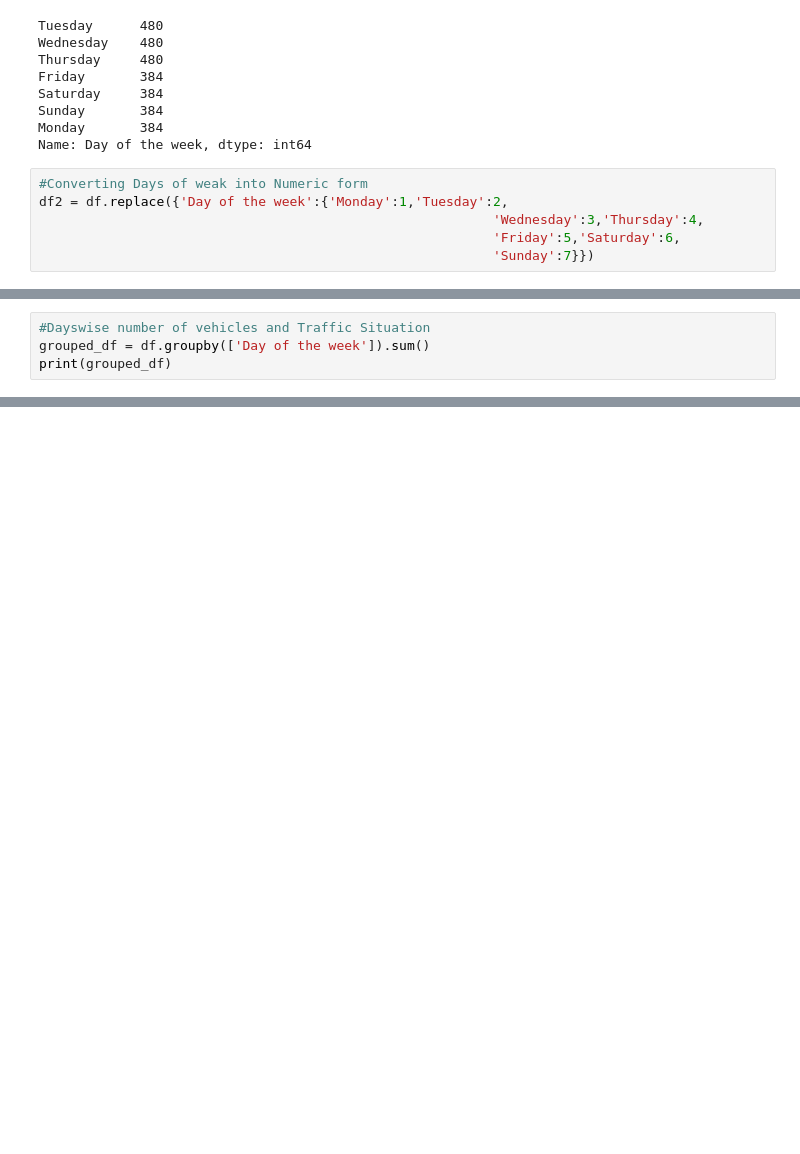
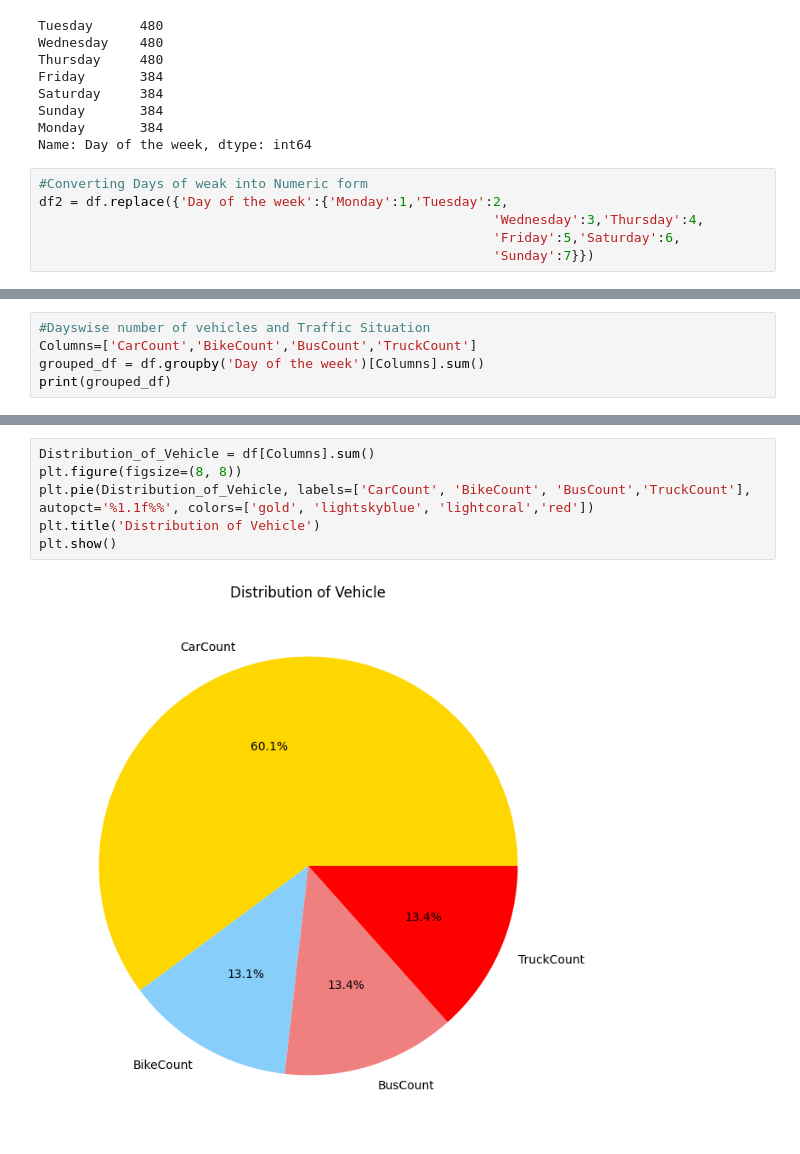
Before and after one commit to Prakash-Kushwaha/DAV-Project, a Jupyter notebook: main.ipynb, the cells around one changed output, grey strips where cells are left out. Cells and saved outputs as stored; diff of their text form; blank space fills up the shorter version.

```diff
--- a/main.ipynb
+++ b/main.ipynb
@@ -126,5 +123,6 @@ df2.head()
 # %%
 #Dayswise number of vehicles and Traffic Situation
-grouped_df = df.groupby(['Day of the week']).sum()
+Columns=['CarCount','BikeCount','BusCount','TruckCount']
+grouped_df = df.groupby('Day of the week')[Columns].sum()
 print(grouped_df)
 # %% [output]
@@ -167,0 +171,8 @@ df3.head()
+# %%
+Distribution_of_Vehicle = df[Columns].sum()
+plt.figure(figsize=(8, 8))
+plt.pie(Distribution_of_Vehicle, labels=['CarCount', 'BikeCount', 'BusCount','TruckCount'], autopct='%1.1f%%', colors=['gold', 'lightskyblue', 'lightcoral','red'])
+plt.title('Distribution of Vehicle')
+plt.show()
+# %% [output]
+[figure, added]
```
Also changed, not shown: parts of 9 cells of this notebook.
